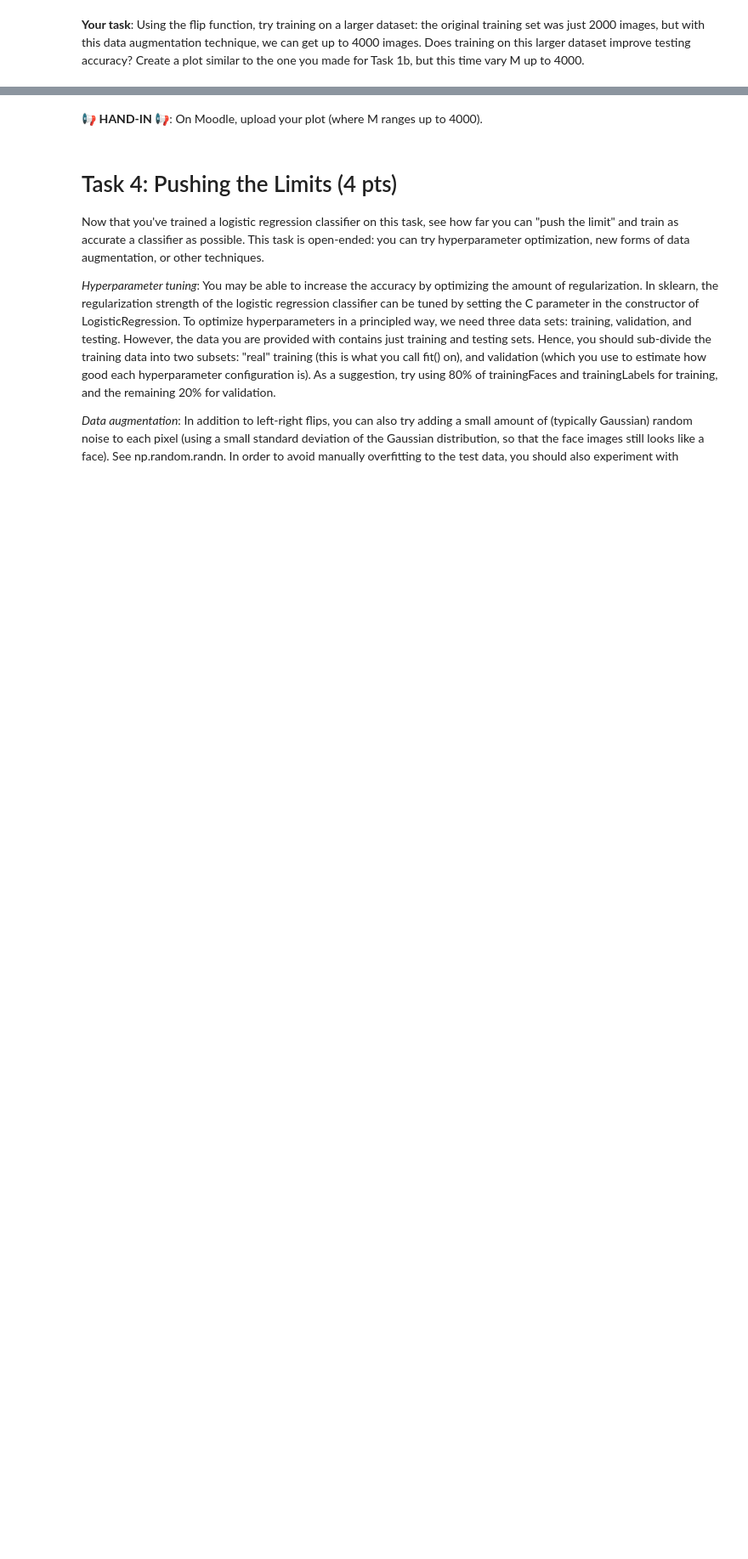
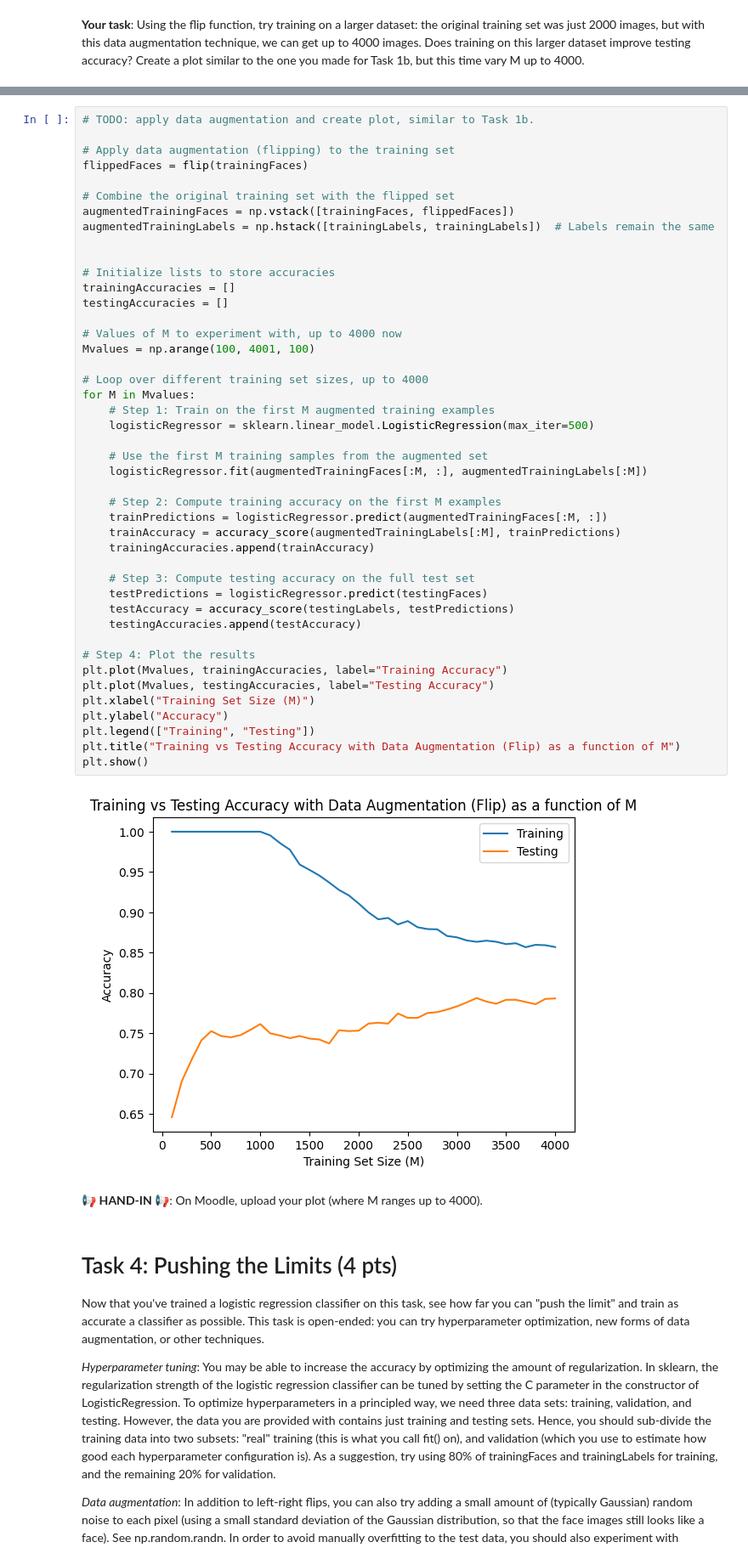
Before and after one commit to noelfischer/mldm_praktika, a Jupyter notebook: L04_Logistic_Regression_LAB_ASSIGNMENT.ipynb, the cells around one changed output, grey strips where cells are left out. Shown at 85% size. Drawn from its saved outputs; the diff is of its cells as text; blank space fills up the shorter version.

```diff
--- a/L04_Logistic_Regression_LAB_ASSIGNMENT.ipynb
+++ b/L04_Logistic_Regression_LAB_ASSIGNMENT.ipynb
@@ -150,3 +245,49 @@ plt.show()
+# %%
+# TODO: apply data augmentation and create plot, similar to Task 1b.
+
+# Apply data augmentation (flipping) to the training set
+flippedFaces = flip(trainingFaces)
+
+# Combine the original training set with the flipped set
+augmentedTrainingFaces = np.vstack([trainingFaces, flippedFaces])
+augmentedTrainingLabels = np.hstack([trainingLabels, trainingLabels])  # Labels remain the same
+
+
+# Initialize lists to store accuracies
+trainingAccuracies = []
+testingAccuracies = []
+
+# Values of M to experiment with, up to 4000 now
+Mvalues = np.arange(100, 4001, 100)
+
+# Loop over different training set sizes, up to 4000
+for M in Mvalues:
+    # Step 1: Train on the first M augmented training examples
+    logisticRegressor = sklearn.linear_model.LogisticRegression(max_iter=500)
+
+    # Use the first M training samples from the augmented set
+    logisticRegressor.fit(augmentedTrainingFaces[:M, :], augmentedTrainingLabels[:M])
+
+    # Step 2: Compute training accuracy on the first M examples
+    trainPredictions = logisticRegressor.predict(augmentedTrainingFaces[:M, :])
+    trainAccuracy = accuracy_score(augmentedTrainingLabels[:M], trainPredictions)
+    trainingAccuracies.append(trainAccuracy)
+
+    # Step 3: Compute testing accuracy on the full test set
+    testPredictions = logisticRegressor.predict(testingFaces)
+    testAccuracy = accuracy_score(testingLabels, testPredictions)
+    testingAccuracies.append(testAccuracy)
+
+# Step 4: Plot the results
+plt.plot(Mvalues, trainingAccuracies, label="Training Accuracy")
+plt.plot(Mvalues, testingAccuracies, label="Testing Accuracy")
+plt.xlabel("Training Set Size (M)")
+plt.ylabel("Accuracy")
+plt.legend(["Training", "Testing"])
+plt.title("Training vs Testing Accuracy with Data Augmentation (Flip) as a function of M")
+plt.show()
+# %% [output]
+[figure, added]
 # %% [markdown]
 📢 **HAND-IN** 📢:
 On Moodle, upload your plot (where M ranges up to 4000).
```
Also changed, not shown: parts of 13 cells of this notebook.
